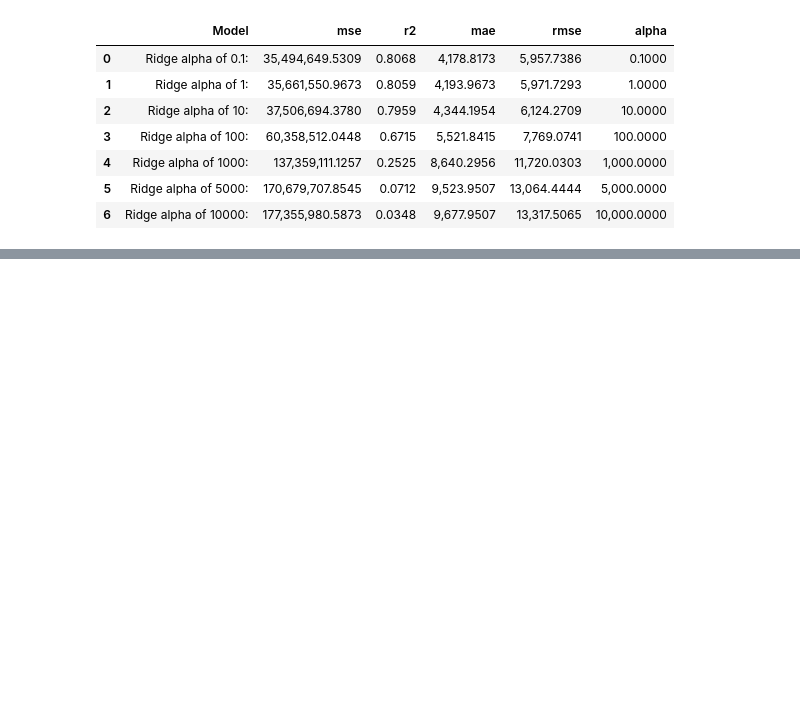
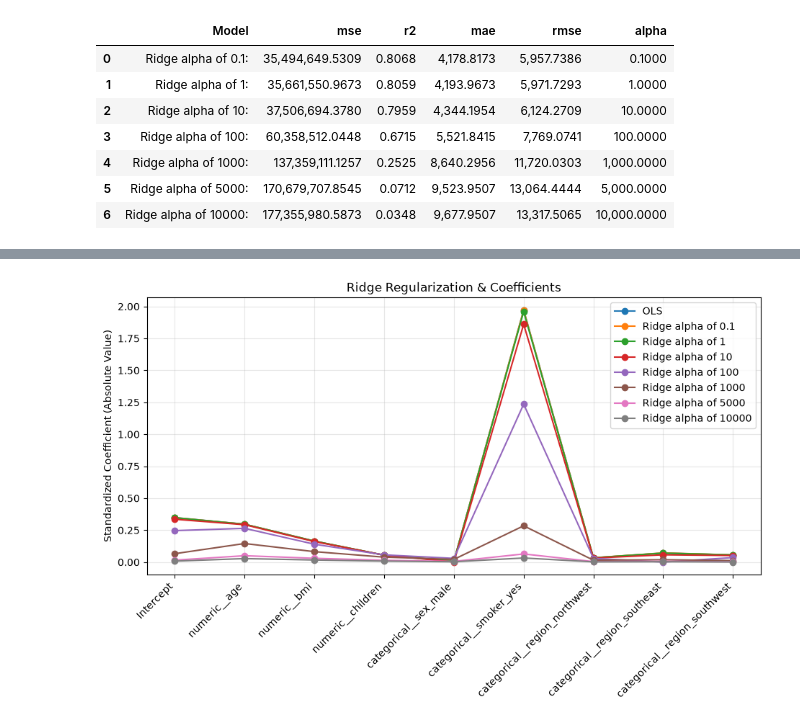
Before and after one commit to FMarkett11/CS412_Medical_Insurance_Predictor_Comparison, a Jupyter notebook: MedInsurance.ipynb, the cells around one changed output, grey strips where cells are left out. Drawn from its saved outputs; the diff is of its cells as text; code cells hidden in the pictures; blank space fills up the shorter version.

Commit message:
Fixed mistype of X_FTest, fixed ridgemodel being ridgeprediction, visuals for the effects of ridge alphas on coefficients.

```diff
--- a/MedInsurance.ipynb
+++ b/MedInsurance.ipynb
@@ -309,6 +309,8 @@ plot_residuals(Y_Ftest, OLSPrediction, "OLS Residuals")
 [figure]
 [figure]
 # %%
+#Ridge regression | Experiment 2
+
 def ridge_gradient_descent(X, Y, alpha, learning_rate = 0.01, iterations = 10000):
     m,n = X.shape
     weights = np.zeros(n)
@@ -334,7 +336,8 @@ ridgePredictions = {}
 for alpha in ridgeAlphas:
     w, costs = ridge_gradient_descent(Xtrain_b, YtrainScaled, alpha=alpha)
     prediction = predictTarget(Xtest_b, w)
-    ridgeModels[alpha] = prediction
+    ridgeModels[alpha] = {"weights": w, "costs": costs}
+    ridgePredictions[alpha] = prediction
     row = evaluate_predictions(f"Ridge alpha of {alpha}: ", Y_test, prediction)
     row["alpha"] = alpha
     ridgeRows.append(row)
@@ -350,3 +353,25 @@ display(ridgeResults_df)
 | 4 | Ridge alpha of 1000: | 137,359,111.1257 | 0.2525 | 8,640.2956 | 11,720.0303 | 1,000.0000 |
 | 5 | Ridge alpha of 5000: | 170,679,707.8545 | 0.0712 | 9,523.9507 | 13,064.4444 | 5,000.0000 |
 | 6 | Ridge alpha of 10000: | 177,355,980.5873 | 0.0348 | 9,677.9507 | 13,317.5065 | 10,000.0000 |
+# %%
+#Examine what a higher ridge alpha makes weight coefficients
+featureNames = ["Intercept"] + list(linearPreprocessor.get_feature_names_out())
+
+coef_table = pd.DataFrame({"Feature": featureNames, "Linear": olsWeights})
+for alpha, model in ridgeModels.items():
+    coef_table[f"Ridge alpha={alpha}"] = model["weights"]
+
+display(coef_table)
+
+plt.figure(figsize=(11,5))
+XPos = np.arange(len(featureNames))
+plt.plot(XPos, np.abs(olsWeights), marker="o", label="OLS")
+for alpha in ridgeAlphas:
+    plt.plot(XPos, np.abs(ridgeModels[alpha]["weights"]), marker="o", label=f"Ridge alpha of {alpha}")
+plt.xticks(XPos, featureNames, rotation = 45, ha = "right")
+plt.ylabel("Standardized Coefficient (Absolute Value)")
+plt.title("Ridge Regularization & Coefficients")
+plt.legend()
+plt.grid(alpha=0.3)
+plt.show()
+# %% [output]
@@ -352,0 +388 @@ display(ridgeResults_df)
+[figure, added]
```
Also changed, not shown: parts of 2 cells of this notebook.
